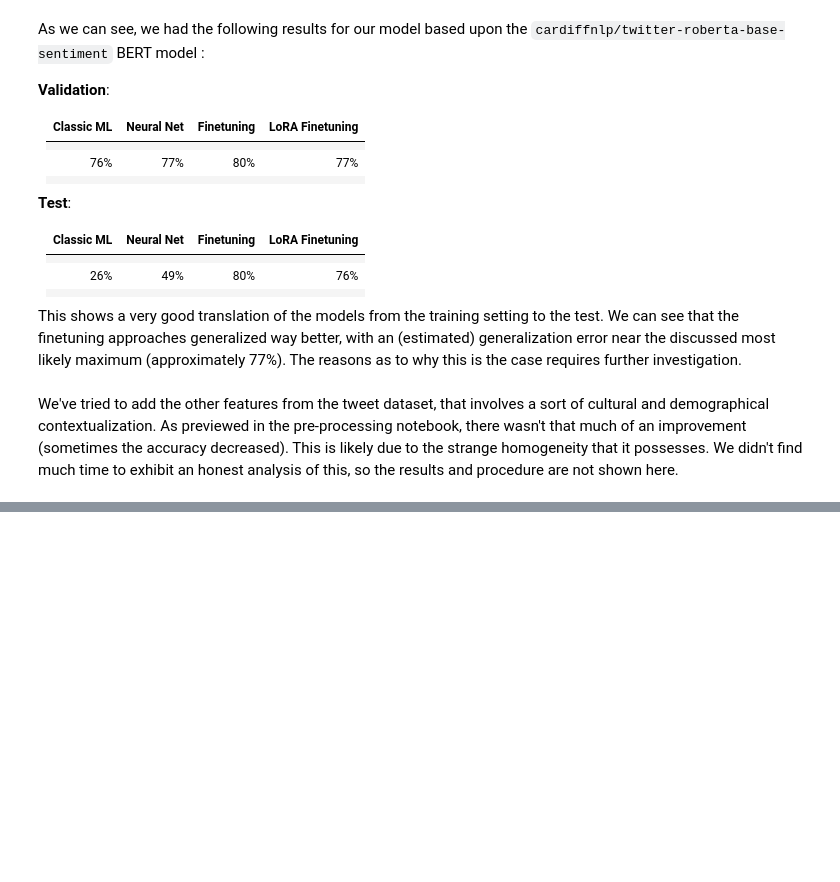
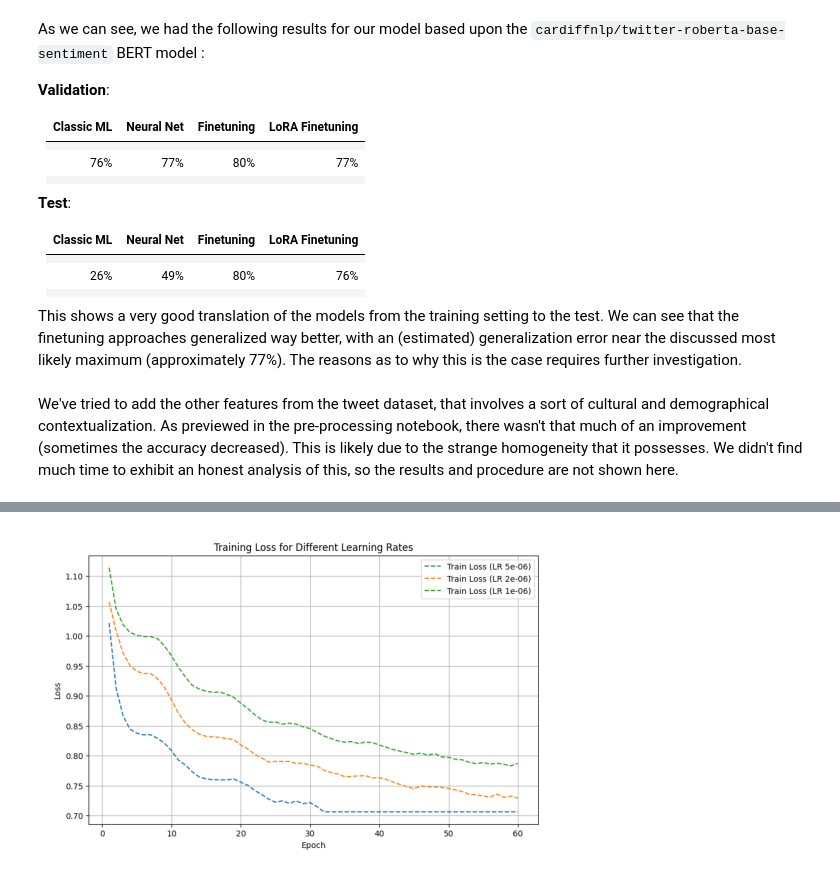
Before and after one commit to DiegoFleury/MI201-groupe-4, a Jupyter notebook: notebooks/classification.ipynb, the cells around one changed output, grey strips where cells are left out. Saved outputs shown, nothing was run; the diff lists cells and outputs as text; code cells hidden in the pictures; blank space fills up the shorter version.

```diff
--- a/notebooks/classification.ipynb
+++ b/notebooks/classification.ipynb
@@ -1213,0 +1252,9 @@ We've tried to add the other features from the tweet dataset, that involves a so
+# %%
+image_path = os.path.join(BERT_experiment_path, "trainBERT_nn.png")
+image = Image.open(image_path)
+
+plt.imshow(image)
+plt.axis("off")
+plt.show()
+# %% [output]
+[figure, added]
```
Also changed, not shown: parts of 14 cells of this notebook.
